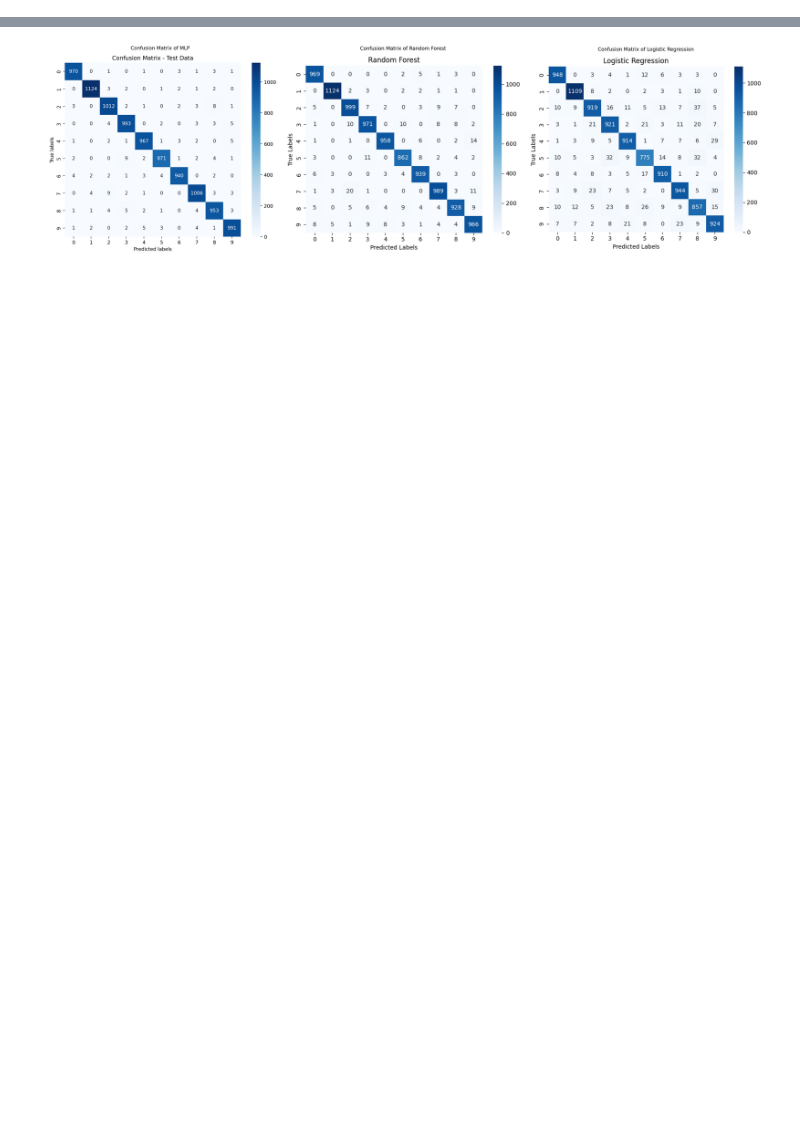
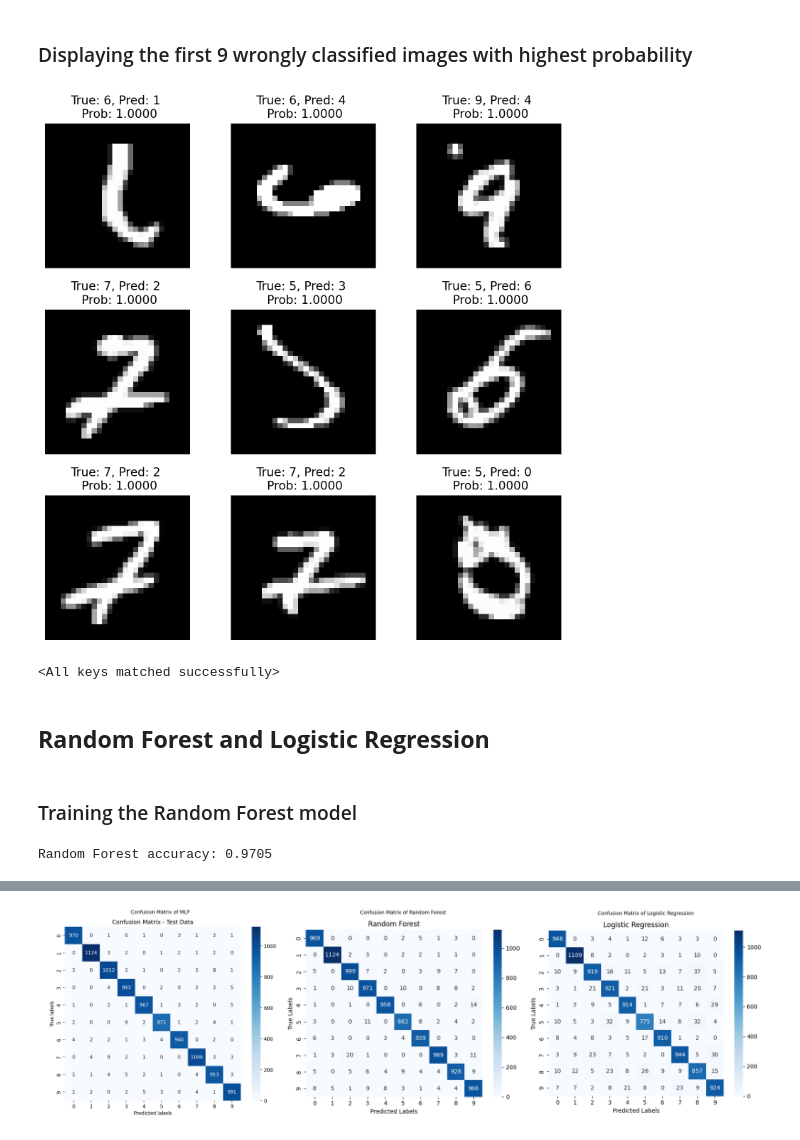
Before and after one commit to ShardulJunagade/ES-335-Assignment-3-2024-Fall, a Jupyter notebook: Task-3 MNIST Classification/MLP, RF, LR on MNIST.ipynb, the cells around one changed output, grey strips where cells are left out. Drawn from its saved outputs; the diff is of its cells as text; code cells hidden in the pictures; blank space fills up the shorter version.

```diff
--- a/Task-3 MNIST Classification/Comparison.ipynb
+++ b/Task-3 MNIST Classification/MLP, RF, LR on MNIST.ipynb
@@ -0,0 +329,34 @@
+# %% [markdown]
+### Displaying the first 9 wrongly classified images with highest probability
+# %%
+# Display the first k wrongly classified images with highest probability
+k = 9
+wrong_indices = np.where(np.array(y_test) != np.array(y_test_pred))[0]
+wrong_prob = np.array(y_test_prob)[wrong_indices]
+wrong_prob_max = np.max(wrong_prob, axis=1)
+wrong_prob_indices = np.argsort(wrong_prob_max)[::-1][:k]
+
+fig, axs = plt.subplots(3, 3, figsize=(8, 8))
+for i, idx in enumerate(wrong_prob_indices):
+    ax = axs[i // 3, i % 3]
+    ax.imshow(X_test[wrong_indices[idx]], cmap='gray')
+    ax.set_title(f'True: {y_test[wrong_indices[idx]]}, Pred: {y_test_pred[wrong_indices[idx]]} \n Prob: {wrong_prob_max[idx]:.4f}')
+    ax.axis('off')
+
+plt.tight_layout()
+plt.show()
+# %% [output]
+[figure, added]
+# %%
+# Save the model checkpoint
+torch.save(model.state_dict(), '../models/task-3/mlp_model_98_27.ckpt')
+
+# Load the model checkpoint
+model = MLP(input_size, hidden_size, num_classes).to(device)
+model.load_state_dict(torch.load('../models/task-3/mlp_model_98_27.ckpt'))
+# %% [output]
+<All keys matched successfully>
+# %% [markdown]
+## **Random Forest and Logistic Regression**
+# %% [markdown]
+### Training the Random Forest model
@@ -0,0 +375,9 @@
+# %%
+# Train Random Forest model
+rf_model = RandomForestClassifier(n_estimators=100, random_state=0)
+rf_model.fit(X_train, y_train)
+y_rf_pred = rf_model.predict(X_test)
+
+print(f'Random Forest accuracy: {np.mean(y_rf_pred == y_test)}')
+# %% [output]
+Random Forest accuracy: 0.9705
```
Also changed, not shown: parts of 37 cells of this notebook, 10 other files.
